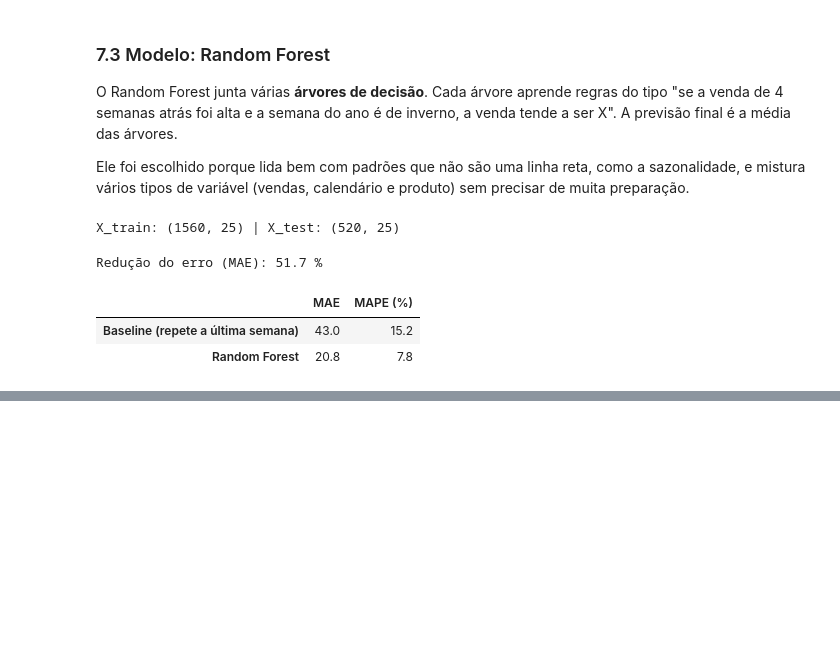
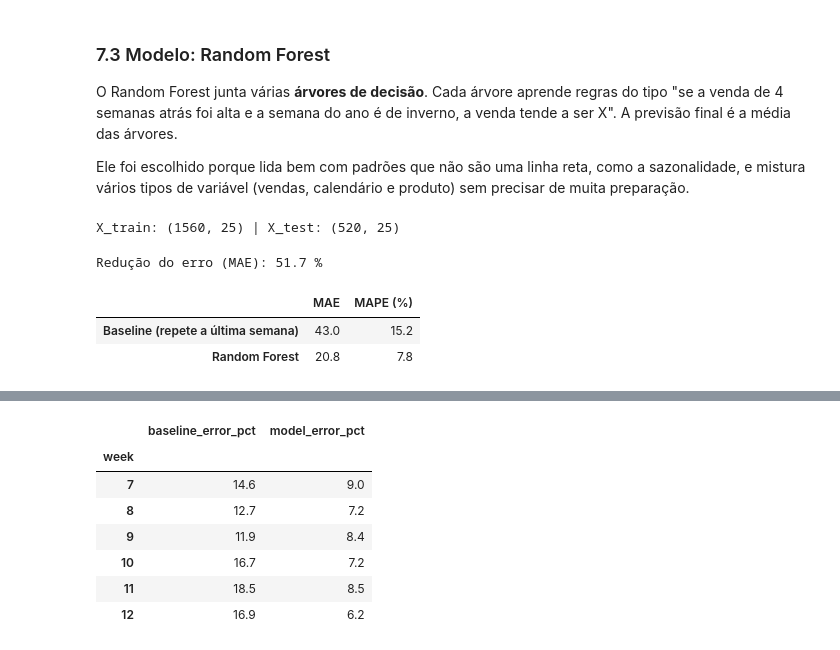
Before and after one commit to ricardo-paganini/pharmacy-demand-forecast, a Jupyter notebook: pharmacy_demand_forecast.ipynb, the cells around one changed output, grey strips where cells are left out. Cells and saved outputs as stored; diff of their text form; code cells hidden in the pictures; blank space fills up the shorter version.

```diff
--- a/pharmacy_demand_forecast.ipynb
+++ b/pharmacy_demand_forecast.ipynb
@@ -799,0 +808,17 @@ Redução do erro (MAE): 51.7 %
+# %%
+evaluation = test[['product_id', 'week', 'units_sold', 'lag_4']].copy()
+evaluation['model_pred'] = test_pred
+evaluation['baseline_error_pct'] = (evaluation['lag_4'] - evaluation['units_sold']).abs() / evaluation['units_sold'] * 100
+evaluation['model_error_pct'] = (evaluation['model_pred'] - evaluation['units_sold']).abs() / evaluation['units_sold'] * 100
+
+monthly_error = evaluation.groupby(evaluation['week'].dt.month)[['baseline_error_pct', 'model_error_pct']].mean().round(1)
+monthly_error
+# %% [output]
+|  | baseline_error_pct | model_error_pct |
+| week |  |  |
+| 7 | 14.6 | 9.0 |
+| 8 | 12.7 | 7.2 |
+| 9 | 11.9 | 8.4 |
+| 10 | 16.7 | 7.2 |
+| 11 | 18.5 | 8.5 |
+| 12 | 16.9 | 6.2 |
```
Also changed, not shown: parts of 4 cells of this notebook.
